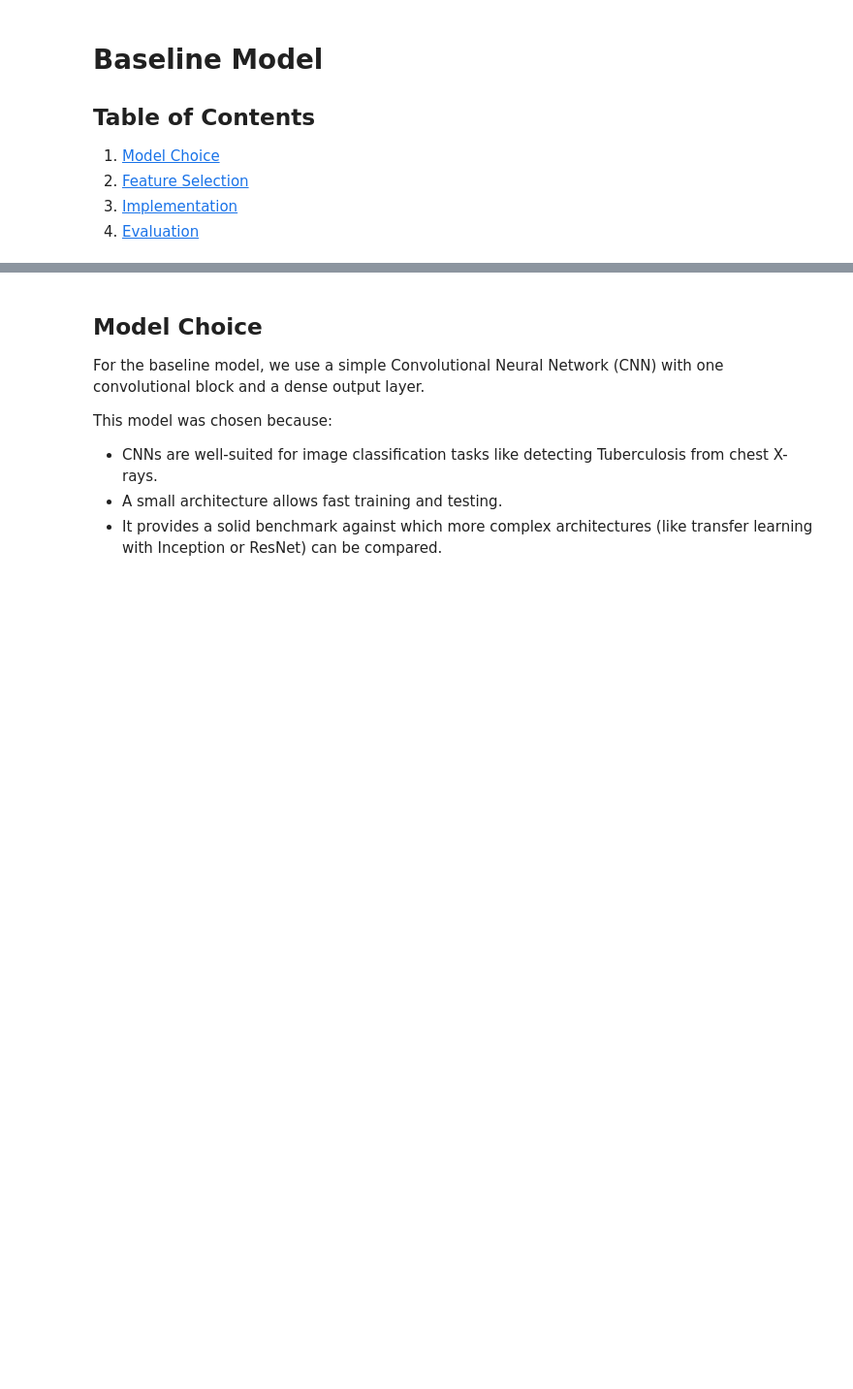
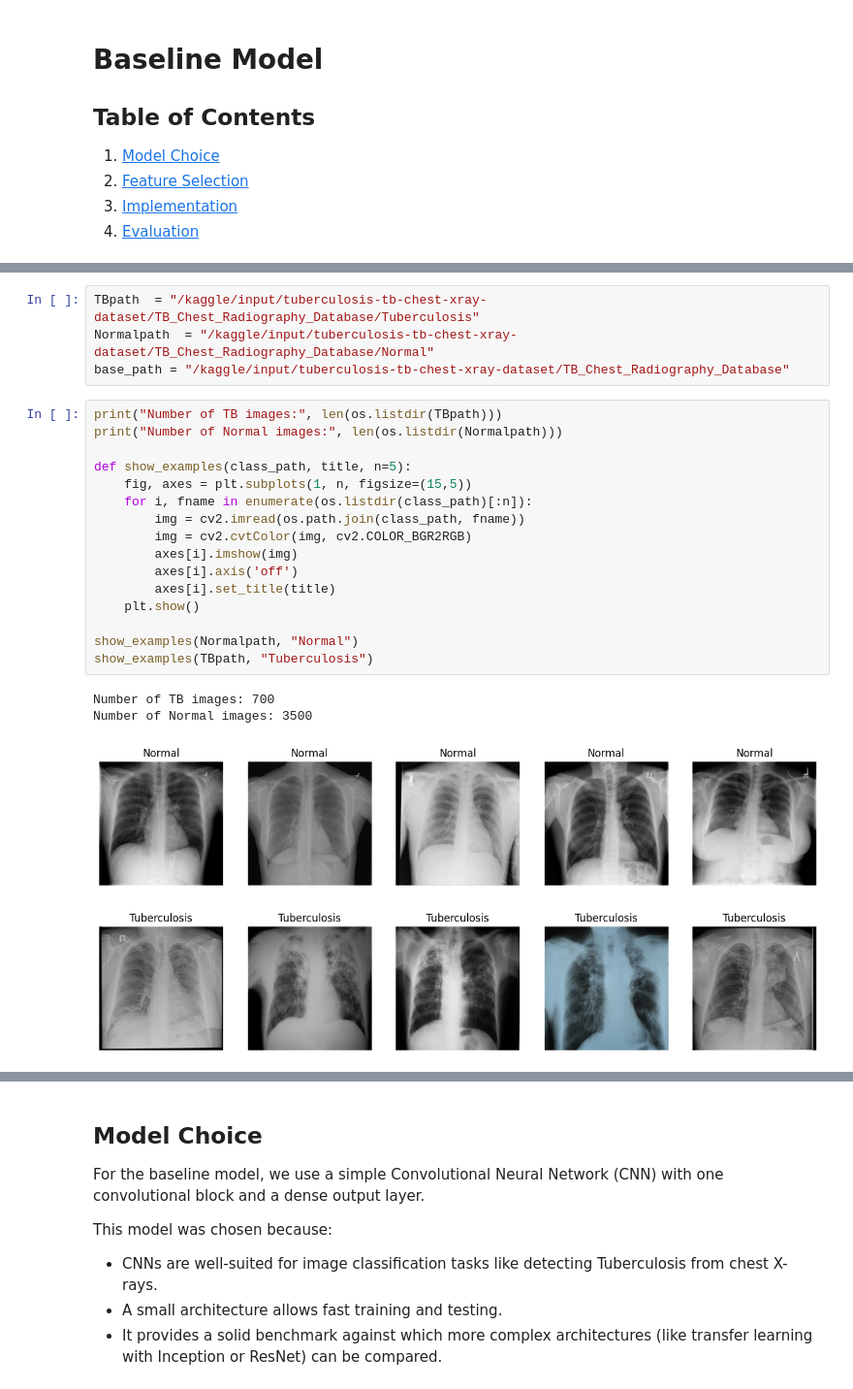
Before and after one commit to SouvickC/Tuberculosis-Detection-System, a Jupyter notebook: 2_BaselineModel/baseline_model.ipynb, the cells around one changed output, grey strips where cells are left out. Shown at 97% size. Saved outputs shown, nothing was run; the diff lists cells and outputs as text; blank space fills up the shorter version.

```diff
--- a/2_BaselineModel/baseline_model.ipynb
+++ b/2_BaselineModel/baseline_model.ipynb
@@ -30,0 +36,25 @@ from sklearn.model_selection import train_test_split
+# %%
+TBpath  = "/kaggle/input/tuberculosis-tb-chest-xray-dataset/TB_Chest_Radiography_Database/Tuberculosis"
+Normalpath  = "/kaggle/input/tuberculosis-tb-chest-xray-dataset/TB_Chest_Radiography_Database/Normal"
+base_path = "/kaggle/input/tuberculosis-tb-chest-xray-dataset/TB_Chest_Radiography_Database"
+# %%
+print("Number of TB images:", len(os.listdir(TBpath)))
+print("Number of Normal images:", len(os.listdir(Normalpath)))
+
+def show_examples(class_path, title, n=5):
+    fig, axes = plt.subplots(1, n, figsize=(15,5))
+    for i, fname in enumerate(os.listdir(class_path)[:n]):
+        img = cv2.imread(os.path.join(class_path, fname))
+        img = cv2.cvtColor(img, cv2.COLOR_BGR2RGB)
+        axes[i].imshow(img)
+        axes[i].axis('off')
+        axes[i].set_title(title)
+    plt.show()
+
+show_examples(Normalpath, "Normal")
+show_examples(TBpath, "Tuberculosis")
+# %% [output]
+Number of TB images: 700
+Number of Normal images: 3500
+[figure, added]
+[figure, added]
```
Also changed, not shown: parts of 8 cells of this notebook.
